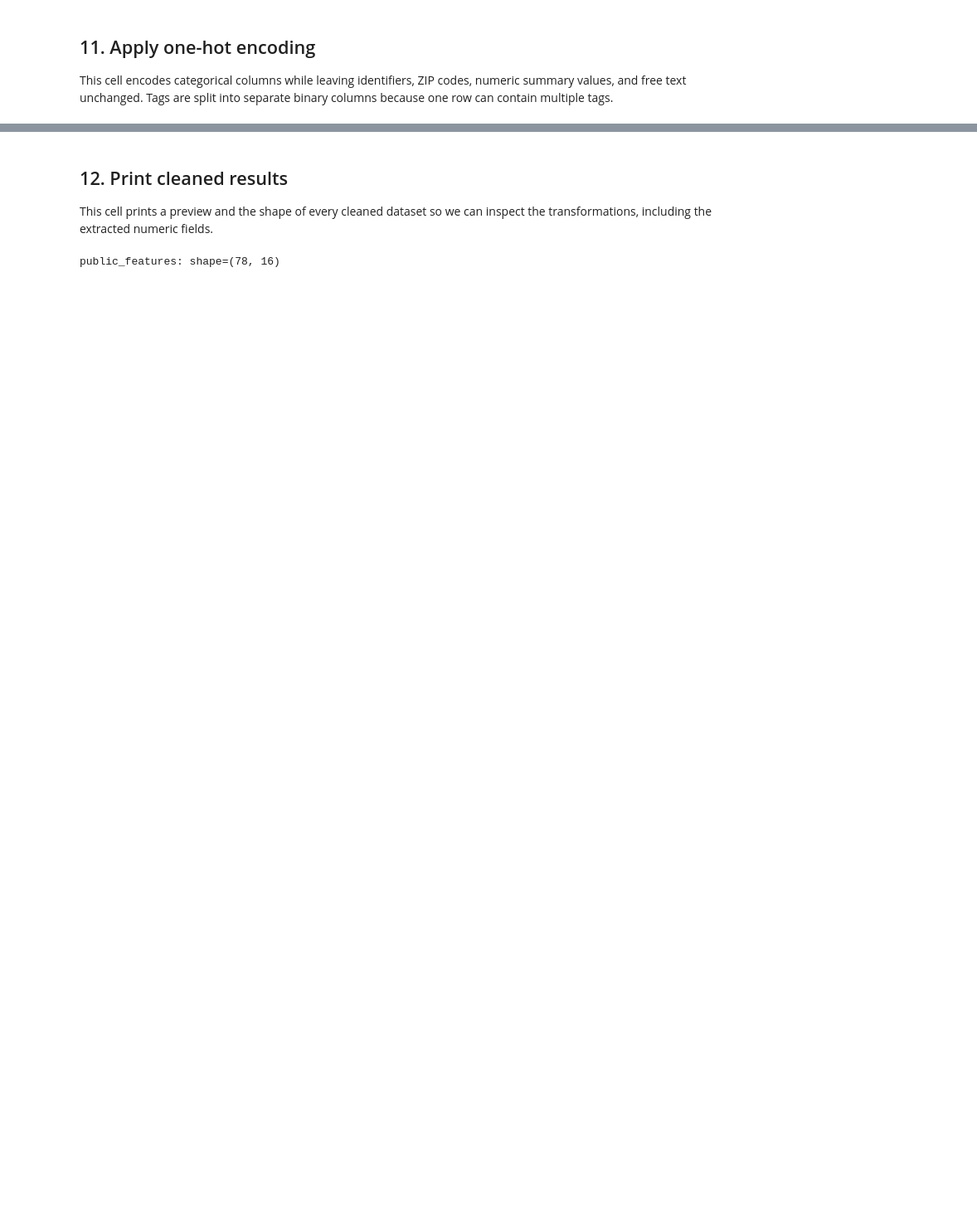
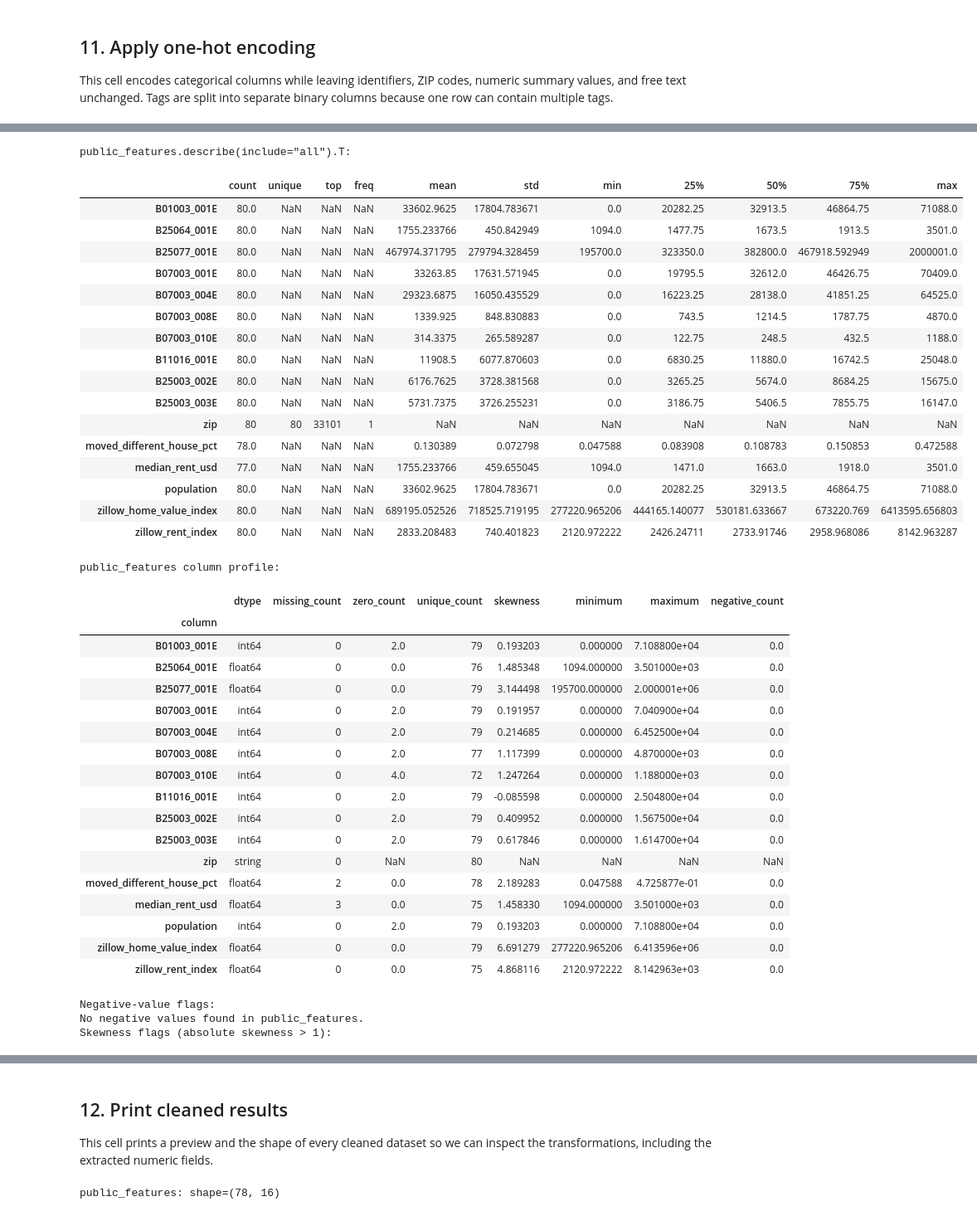
Before and after one commit to Break-Through-Tech/Flow-1B-responsible-ai-prototype-for-personalized-neighborhood-recommendations, a Jupyter notebook: notebooks/cleaning.ipynb, the cells around one changed output, grey strips where cells are left out. Shown at 83% size. Saved outputs shown, nothing was run; the diff lists cells and outputs as text; code cells hidden in the pictures; blank space fills up the shorter version.

```diff
--- a/notebooks/cleaning.ipynb
+++ b/notebooks/cleaning.ipynb
@@ -415,0 +581,67 @@ columns: ['zip', 'theme_co_living', 'theme_expensive', 'theme_pet_friendly', 'th
+# %%
+describe_public_features = public_features.describe(include='all').T
+public_feature_profile = profile_dataframe(public_features)
+
+print('public_features.describe(include="all").T:')
+display(describe_public_features)
+
+print('public_features column profile:')
+display(public_feature_profile)
+
+negative_value_flags = public_feature_profile.loc[
+    public_feature_profile['negative_count'].fillna(0) > 0,
+    ['dtype', 'negative_count', 'minimum', 'maximum'],
+]
+
+print('Negative-value flags:')
+if negative_value_flags.empty:
+    print('No negative values found in public_features.')
+else:
+    display(negative_value_flags)
+
+print('Skewness flags (absolute skewness > 1):')
+display(public_feature_profile.loc[
+    public_feature_profile['skewness'].abs() > 1,
+    ['dtype', 'skewness'],
+])
+# %% [output]
+public_features.describe(include="all").T:
+|  | count | unique | top | freq | mean | std | min | 25% | 50% | 75% | max |
+| B01003_001E | 80.0 | NaN | NaN | NaN | 33602.9625 | 17804.783671 | 0.0 | 20282.25 | 32913.5 | 46864.75 | 71088.0 |
+| B25064_001E | 80.0 | NaN | NaN | NaN | 1755.233766 | 450.842949 | 1094.0 | 1477.75 | 1673.5 | 1913.5 | 3501.0 |
+| B25077_001E | 80.0 | NaN | NaN | NaN | 467974.371795 | 279794.328459 | 195700.0 | 323350.0 | 382800.0 | 467918.592949 | 2000001.0 |
+| B07003_001E | 80.0 | NaN | NaN | NaN | 33263.85 | 17631.571945 | 0.0 | 19795.5 | 32612.0 | 46426.75 | 70409.0 |
+| B07003_004E | 80.0 | NaN | NaN | NaN | 29323.6875 | 16050.435529 | 0.0 | 16223.25 | 28138.0 | 41851.25 | 64525.0 |
+| B07003_008E | 80.0 | NaN | NaN | NaN | 1339.925 | 848.830883 | 0.0 | 743.5 | 1214.5 | 1787.75 | 4870.0 |
+| B07003_010E | 80.0 | NaN | NaN | NaN | 314.3375 | 265.589287 | 0.0 | 122.75 | 248.5 | 432.5 | 1188.0 |
+| B11016_001E | 80.0 | NaN | NaN | NaN | 11908.5 | 6077.870603 | 0.0 | 6830.25 | 11880.0 | 16742.5 | 25048.0 |
+| B25003_002E | 80.0 | NaN | NaN | NaN | 6176.7625 | 3728.381568 | 0.0 | 3265.25 | 5674.0 | 8684.25 | 15675.0 |
+| B25003_003E | 80.0 | NaN | NaN | NaN | 5731.7375 | 3726.255231 | 0.0 | 3186.75 | 5406.5 | 7855.75 | 16147.0 |
+| zip | 80 | 80 | 33101 | 1 | NaN | NaN | NaN | NaN | NaN | NaN | NaN |
+| moved_different_house_pct | 78.0 | NaN | NaN | NaN | 0.130389 | 0.072798 | 0.047588 | 0.083908 | 0.108783 | 0.150853 | 0.472588 |
+| median_rent_usd | 77.0 | NaN | NaN | NaN | 1755.233766 | 459.655045 | 1094.0 | 1471.0 | 1663.0 | 1918.0 | 3501.0 |
+| population | 80.0 | NaN | NaN | NaN | 33602.9625 | 17804.783671 | 0.0 | 20282.25 | 32913.5 | 46864.75 | 71088.0 |
+| zillow_home_value_index | 80.0 | NaN | NaN | NaN | 689195.052526 | 718525.719195 | 277220.965206 | 444165.140077 | 530181.633667 | 673220.769 | 6413595.656803 |
+| zillow_rent_index | 80.0 | NaN | NaN | NaN | 2833.208483 | 740.401823 | 2120.972222 | 2426.24711 | 2733.91746 | 2958.968086 | 8142.963287 |
+public_features column profile:
+|  | dtype | missing_count | zero_count | unique_count | skewness | minimum | maximum | negative_count |
+| column |  |  |  |  |  |  |  |  |
+| B01003_001E | int64 | 0 | 2.0 | 79 | 0.193203 | 0.000000 | 7.108800e+04 | 0.0 |
+| B25064_001E | float64 | 0 | 0.0 | 76 | 1.485348 | 1094.000000 | 3.501000e+03 | 0.0 |
+| B25077_001E | float64 | 0 | 0.0 | 79 | 3.144498 | 195700.000000 | 2.000001e+06 | 0.0 |
+| B07003_001E | int64 | 0 | 2.0 | 79 | 0.191957 | 0.000000 | 7.040900e+04 | 0.0 |
+| B07003_004E | int64 | 0 | 2.0 | 79 | 0.214685 | 0.000000 | 6.452500e+04 | 0.0 |
+| B07003_008E | int64 | 0 | 2.0 | 77 | 1.117399 | 0.000000 | 4.870000e+03 | 0.0 |
+| B07003_010E | int64 | 0 | 4.0 | 72 | 1.247264 | 0.000000 | 1.188000e+03 | 0.0 |
+| B11016_001E | int64 | 0 | 2.0 | 79 | -0.085598 | 0.000000 | 2.504800e+04 | 0.0 |
+| B25003_002E | int64 | 0 | 2.0 | 79 | 0.409952 | 0.000000 | 1.567500e+04 | 0.0 |
+| B25003_003E | int64 | 0 | 2.0 | 79 | 0.617846 | 0.000000 | 1.614700e+04 | 0.0 |
+| zip | string | 0 | NaN | 80 | NaN | NaN | NaN | NaN |
+| moved_different_house_pct | float64 | 2 | 0.0 | 78 | 2.189283 | 0.047588 | 4.725877e-01 | 0.0 |
+| median_rent_usd | float64 | 3 | 0.0 | 75 | 1.458330 | 1094.000000 | 3.501000e+03 | 0.0 |
+| population | int64 | 0 | 2.0 | 79 | 0.193203 | 0.000000 | 7.108800e+04 | 0.0 |
+| zillow_home_value_index | float64 | 0 | 0.0 | 79 | 6.691279 | 277220.965206 | 6.413596e+06 | 0.0 |
+| zillow_rent_index | float64 | 0 | 0.0 | 75 | 4.868116 | 2120.972222 | 8.142963e+03 | 0.0 |
+Negative-value flags:
+No negative values found in public_features.
+Skewness flags (absolute skewness > 1):
```
Also changed, not shown: parts of 28 cells of this notebook.
